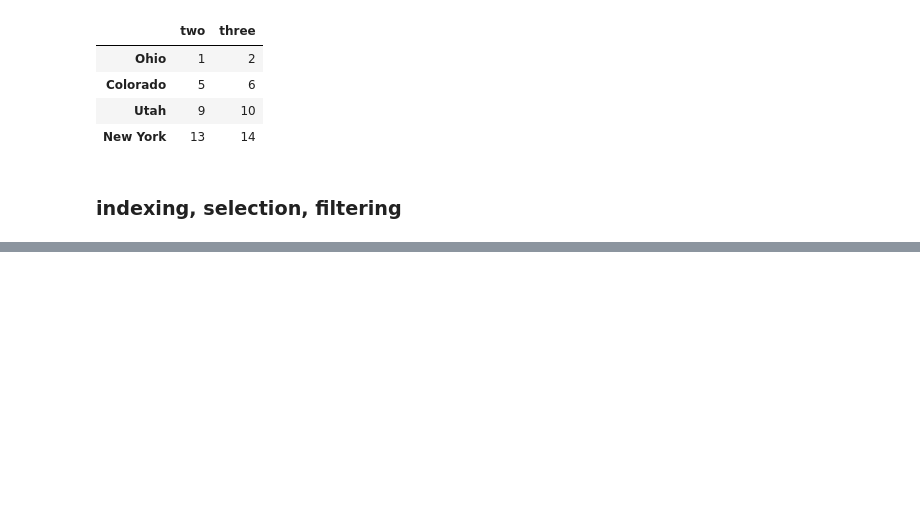
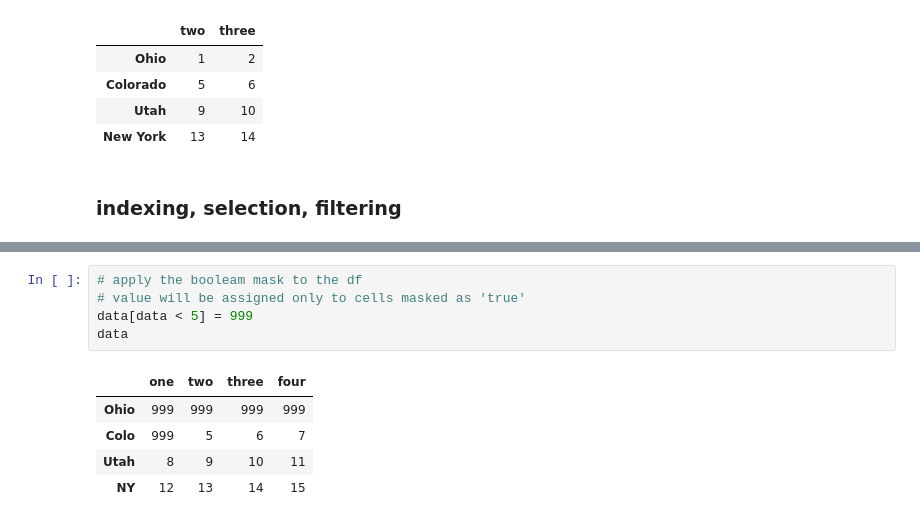
Before and after one commit to hopezh/learn_python_for_data_analysis, a Jupyter notebook: ch5_pandas.ipynb, the cells around one changed output, grey strips where cells are left out. Saved outputs shown, nothing was run; the diff lists cells and outputs as text; blank space fills up the shorter version.

```diff
--- a/ch5_pandas.ipynb
+++ b/ch5_pandas.ipynb
@@ -733,0 +859,11 @@ data
+# %%
+# apply the booleam mask to the df
+# value will be assigned only to cells masked as 'true'
+data[data < 5] = 999
+data
+# %% [output]
+|  | one | two | three | four |
+| Ohio | 999 | 999 | 999 | 999 |
+| Colo | 999 | 5 | 6 | 7 |
+| Utah | 8 | 9 | 10 | 11 |
+| NY | 12 | 13 | 14 | 15 |
```
Also changed, not shown: parts of 34 cells of this notebook.
